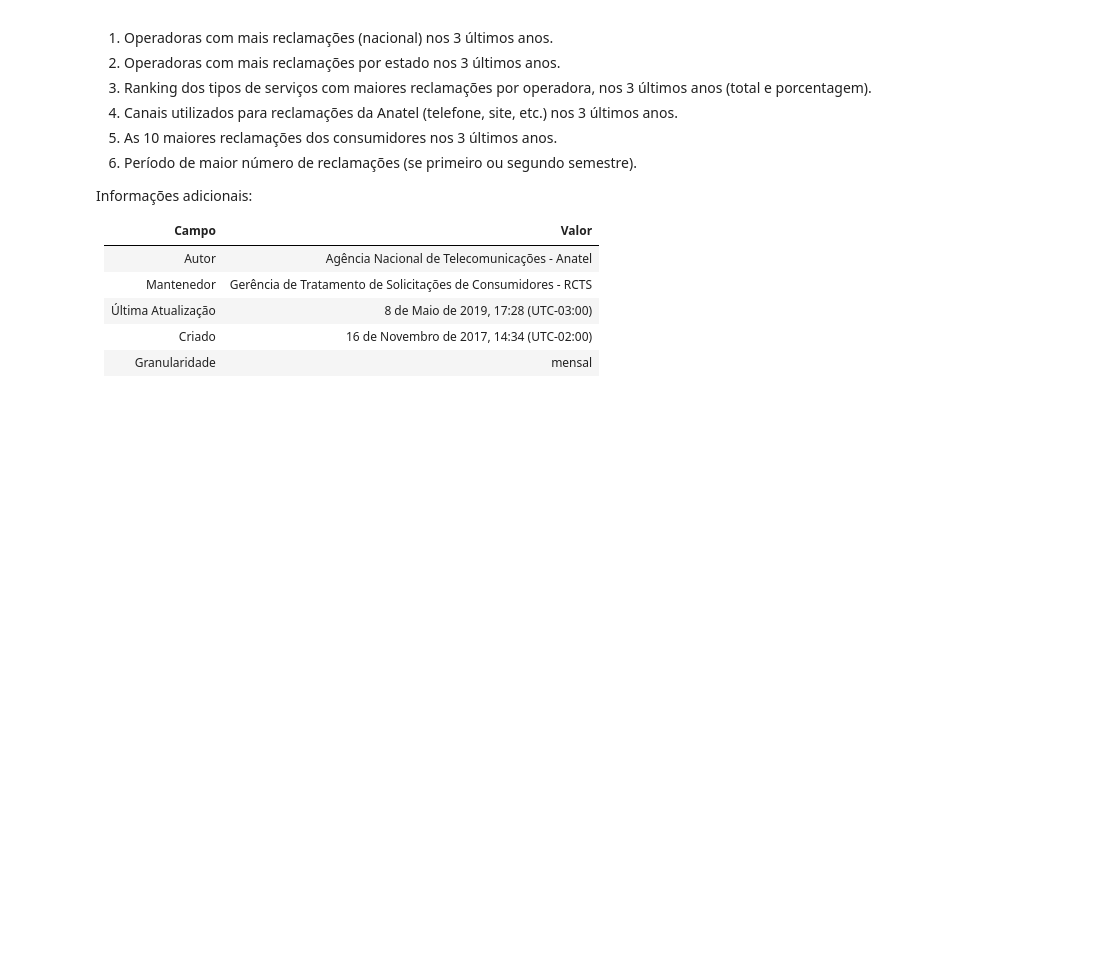
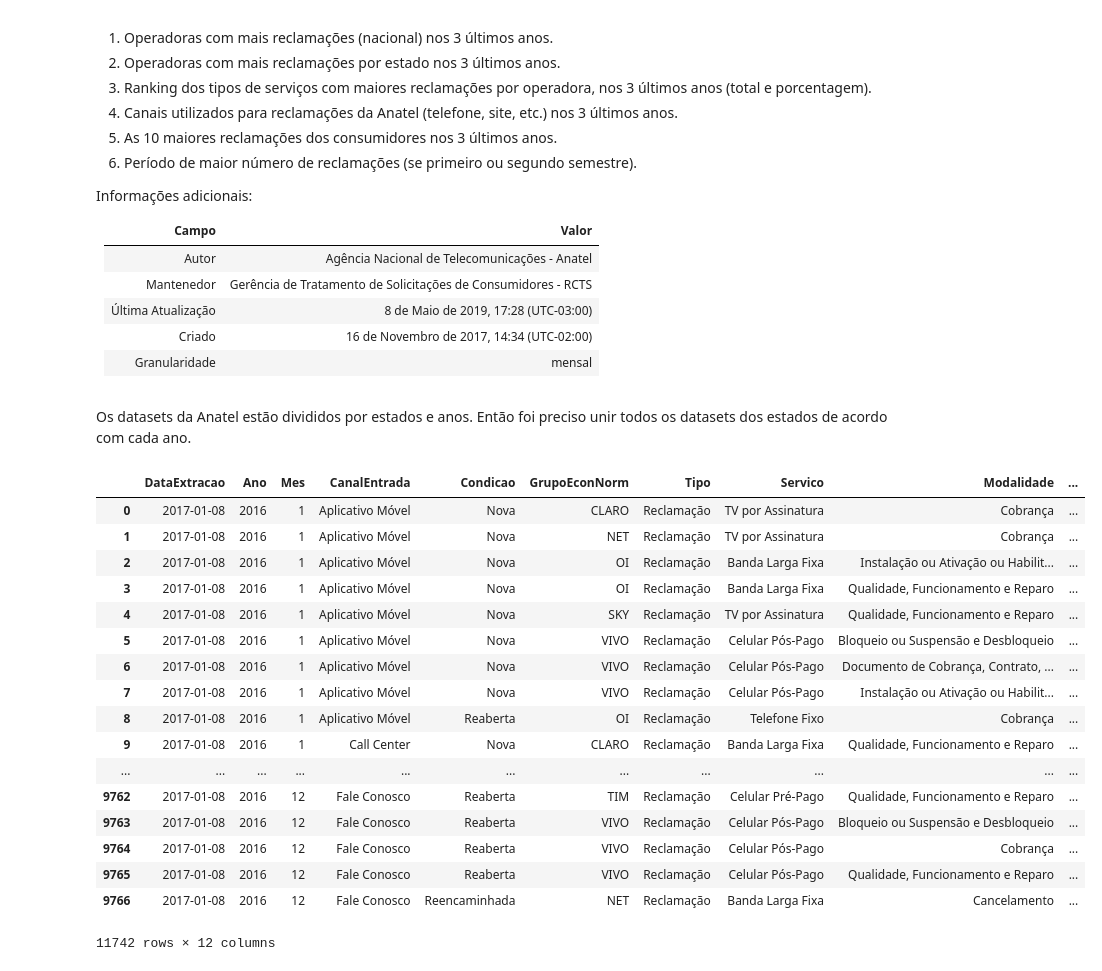
Before and after one commit to Rafaelcvo/dataset_anatel_pos, a Jupyter notebook: anatel.ipynb, the cells around one changed output. Saved outputs shown, nothing was run; the diff lists cells and outputs as text; code cells hidden in the pictures; blank space fills up the shorter version.

Commit message:
Comecando a importar os datasets

```diff
--- a/anatel.ipynb
+++ b/anatel.ipynb
@@ -24,0 +29,2 @@
+# %% [markdown]
+Os datasets da Anatel estão divididos por estados e anos. Então foi preciso unir todos os datasets dos estados de acordo com cada ano.
@@ -24,0 +61,30 @@
+# %%
+df_ac2016 = pd.read_csv('dataset/Solicitações Registradas na Anatel (2016-AC).csv', sep=';', encoding='latin-1')
+df_al2016 = pd.read_csv('dataset/Solicitações Registradas na Anatel (2016-AL).csv', sep=';',encoding='latin-1')
+df_am2016 = pd.read_csv('dataset/Solicitações Registradas na Anatel (2016-AM).csv', sep=';',encoding='latin-1')
+df_ap2016 = pd.read_csv('dataset/Solicitações Registradas na Anatel (2016-AP).csv', sep=';',encoding='latin-1')
+df_ba2016 = pd.read_csv('dataset/Solicitações Registradas na Anatel (2016-BA).csv', sep=';',encoding='latin-1')
+df_ce2016 = pd.read_csv('dataset/Solicitações Registradas na Anatel (2016-CE).csv', sep=';',encoding='latin-1')
+# %%
+df_anatel2016 = pd.concat([df_ac2016,df_al2016])
+# %%
+df_anatel2016
+# %% [output]
+|  | DataExtracao | Ano | Mes | CanalEntrada | Condicao | GrupoEconNorm | Tipo | Servico | Modalidade | ... |
+| 0 | 2017-01-08 | 2016 | 1 | Aplicativo Móvel | Nova | CLARO | Reclamação | TV por Assinatura | Cobrança | ... |
+| 1 | 2017-01-08 | 2016 | 1 | Aplicativo Móvel | Nova | NET | Reclamação | TV por Assinatura | Cobrança | ... |
+| 2 | 2017-01-08 | 2016 | 1 | Aplicativo Móvel | Nova | OI | Reclamação | Banda Larga Fixa | Instalação ou Ativação ou Habilit... | ... |
+| 3 | 2017-01-08 | 2016 | 1 | Aplicativo Móvel | Nova | OI | Reclamação | Banda Larga Fixa | Qualidade, Funcionamento e Reparo | ... |
+| 4 | 2017-01-08 | 2016 | 1 | Aplicativo Móvel | Nova | SKY | Reclamação | TV por Assinatura | Qualidade, Funcionamento e Reparo | ... |
+| 5 | 2017-01-08 | 2016 | 1 | Aplicativo Móvel | Nova | VIVO | Reclamação | Celular Pós-Pago | Bloqueio ou Suspensão e Desbloqueio | ... |
+| 6 | 2017-01-08 | 2016 | 1 | Aplicativo Móvel | Nova | VIVO | Reclamação | Celular Pós-Pago | Documento de Cobrança, Contrato, ... | ... |
+| 7 | 2017-01-08 | 2016 | 1 | Aplicativo Móvel | Nova | VIVO | Reclamação | Celular Pós-Pago | Instalação ou Ativação ou Habilit... | ... |
+| 8 | 2017-01-08 | 2016 | 1 | Aplicativo Móvel | Reaberta | OI | Reclamação | Telefone Fixo | Cobrança | ... |
+| 9 | 2017-01-08 | 2016 | 1 | Call Center | Nova | CLARO | Reclamação | Banda Larga Fixa | Qualidade, Funcionamento e Reparo | ... |
+| ... | ... | ... | ... | ... | ... | ... | ... | ... | ... | ... |
+| 9762 | 2017-01-08 | 2016 | 12 | Fale Conosco | Reaberta | TIM | Reclamação | Celular Pré-Pago | Qualidade, Funcionamento e Reparo | ... |
+| 9763 | 2017-01-08 | 2016 | 12 | Fale Conosco | Reaberta | VIVO | Reclamação | Celular Pós-Pago | Bloqueio ou Suspensão e Desbloqueio | ... |
+| 9764 | 2017-01-08 | 2016 | 12 | Fale Conosco | Reaberta | VIVO | Reclamação | Celular Pós-Pago | Cobrança | ... |
+| 9765 | 2017-01-08 | 2016 | 12 | Fale Conosco | Reaberta | VIVO | Reclamação | Celular Pós-Pago | Qualidade, Funcionamento e Reparo | ... |
+| 9766 | 2017-01-08 | 2016 | 12 | Fale Conosco | Reencaminhada | NET | Reclamação | Banda Larga Fixa | Cancelamento | ... |
+11742 rows × 12 columns
```
Also changed, not shown: parts of 2 cells of this notebook.
